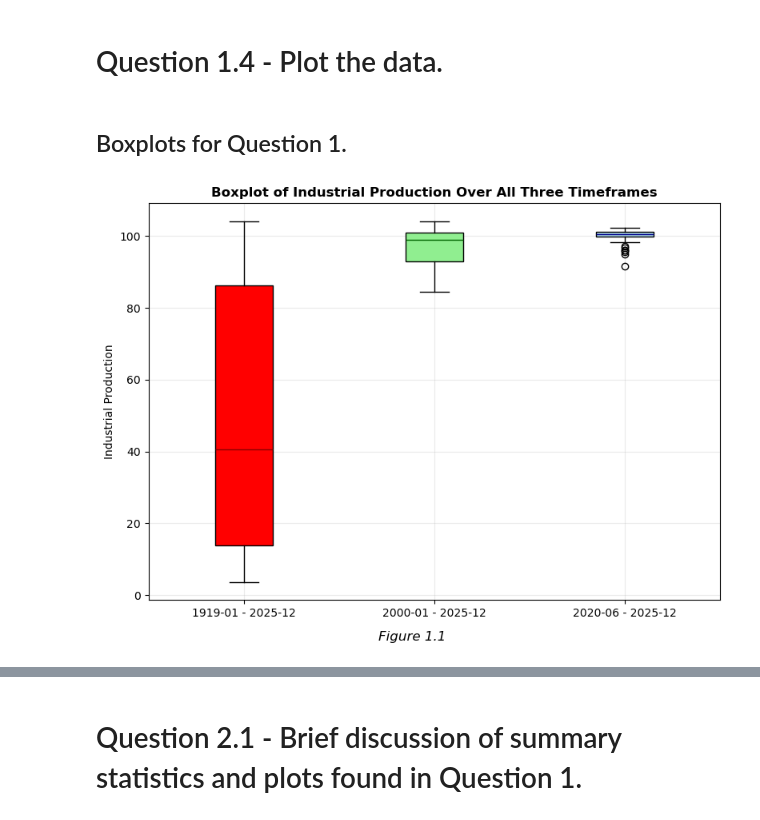
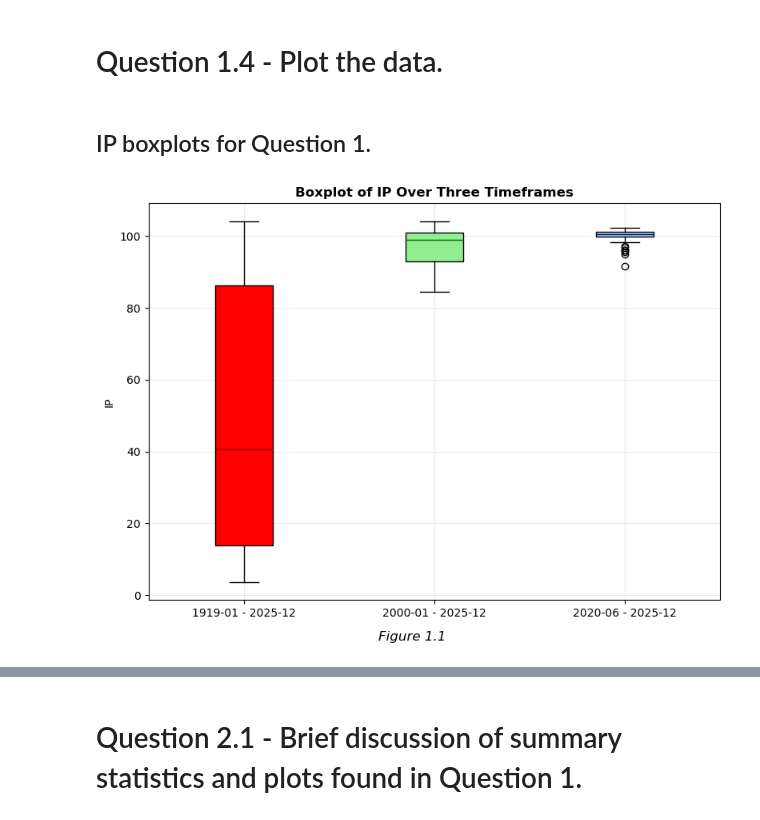
Before and after one commit to Vazquez-Michael-V/570_homework, a Jupyter notebook: assignment_1/assignment_1.ipynb, the cells around one changed output, grey strips where cells are left out. Saved outputs shown, nothing was run; the diff lists cells and outputs as text; code cells hidden in the pictures.

```diff
--- a/assignment_1/assignment_1.ipynb
+++ b/assignment_1/assignment_1.ipynb
@@ -249,40 +249,40 @@ INDPRO summary statistics, timeframe from 2020-06 to 2025-12.
 # %% [markdown]
 # Question 1.4 - Plot the data.
 # %% [markdown]
-## Boxplots for Question 1.
+## IP boxplots for Question 1.
 # %%
 fig_box, ax_box = plt.subplots(figsize=(8, 6))
 
 bp = ax_box.boxplot(
     [tf_all_dict['df']['indpro'], tf_00s_dict['df']['indpro'], tf_20s_dict['df']['indpro']],
     positions=[1, 2, 3],
     tick_labels=[
         f"{tf_all_dict['min_date'].strftime('%Y-%m')} - {tf_all_dict['max_date'].strftime('%Y-%m')}",
         f"{tf_00s_dict['min_date'].strftime('%Y-%m')} - {tf_00s_dict['max_date'].strftime('%Y-%m')}",
         f"{tf_20s_dict['min_date'].strftime('%Y-%m')} - {tf_20s_dict['max_date'].strftime('%Y-%m')}"
     ],
     patch_artist=True
 )
 
 
 box_colors = ['red', 'lightgreen', 'lightblue']
 for patch, color in zip(bp['boxes'], box_colors):
     patch.set_facecolor(color)
 
 median_colors = ['darkred', 'darkgreen', 'darkblue']
 for median, color in zip(bp['medians'], median_colors):
     median.set_color(color)
     median.set_linewidth(1)
 
 
-ax_box.set_ylabel('Industrial Production')
-ax_box.set_title("Boxplot of Industrial Production Over All Three Timeframes", fontweight='bold')
+ax_box.set_ylabel('IP')
+ax_box.set_title("Boxplot of IP Over Three Timeframes", fontweight='bold')
 ax_box.grid(True, alpha=0.25)
 
 fig_box.text(0.5, 0.03, 'Figure 1.1', ha='center', fontsize=12, style='italic')
 
 plt.tight_layout(rect=[0, 0.05, 1, 1])
 plt.show()
 # %% [output]
-[figure, old version]
+[figure, new version]
 # %% [markdown]
```
Also changed, not shown: parts of 17 cells of this notebook.
